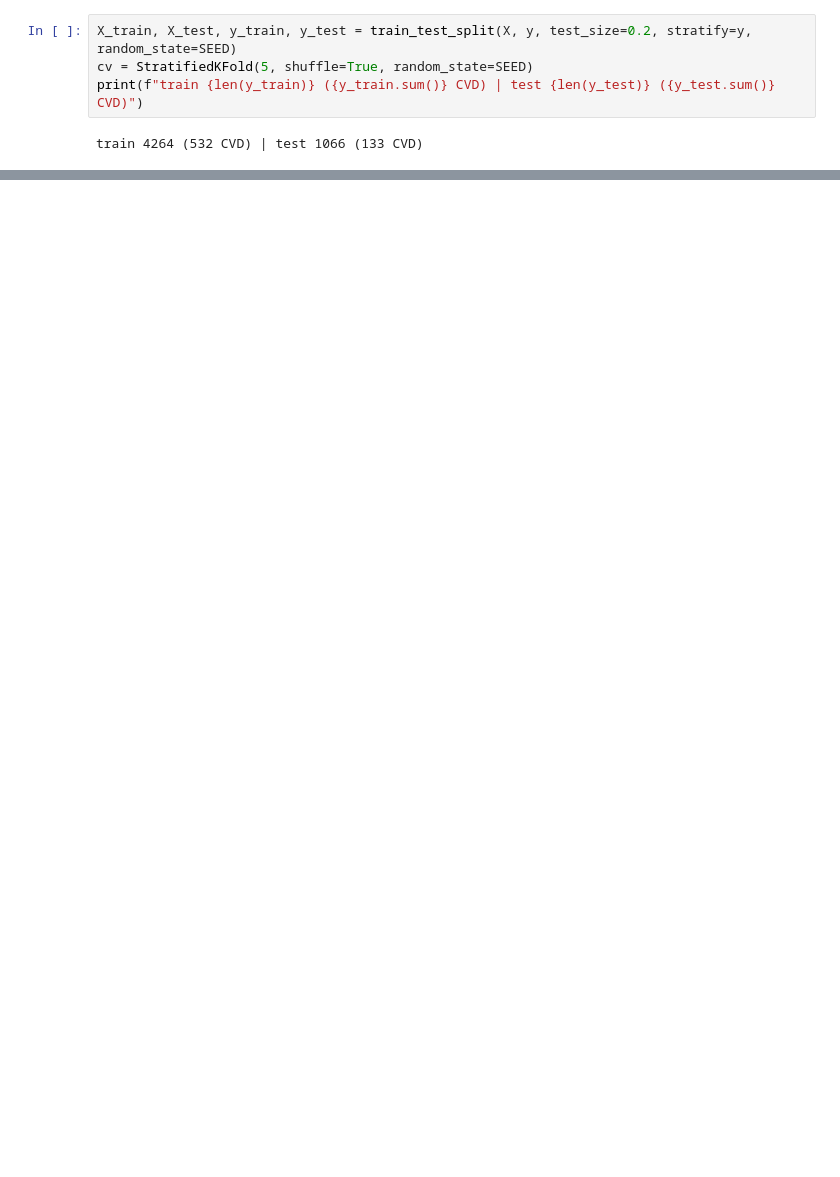
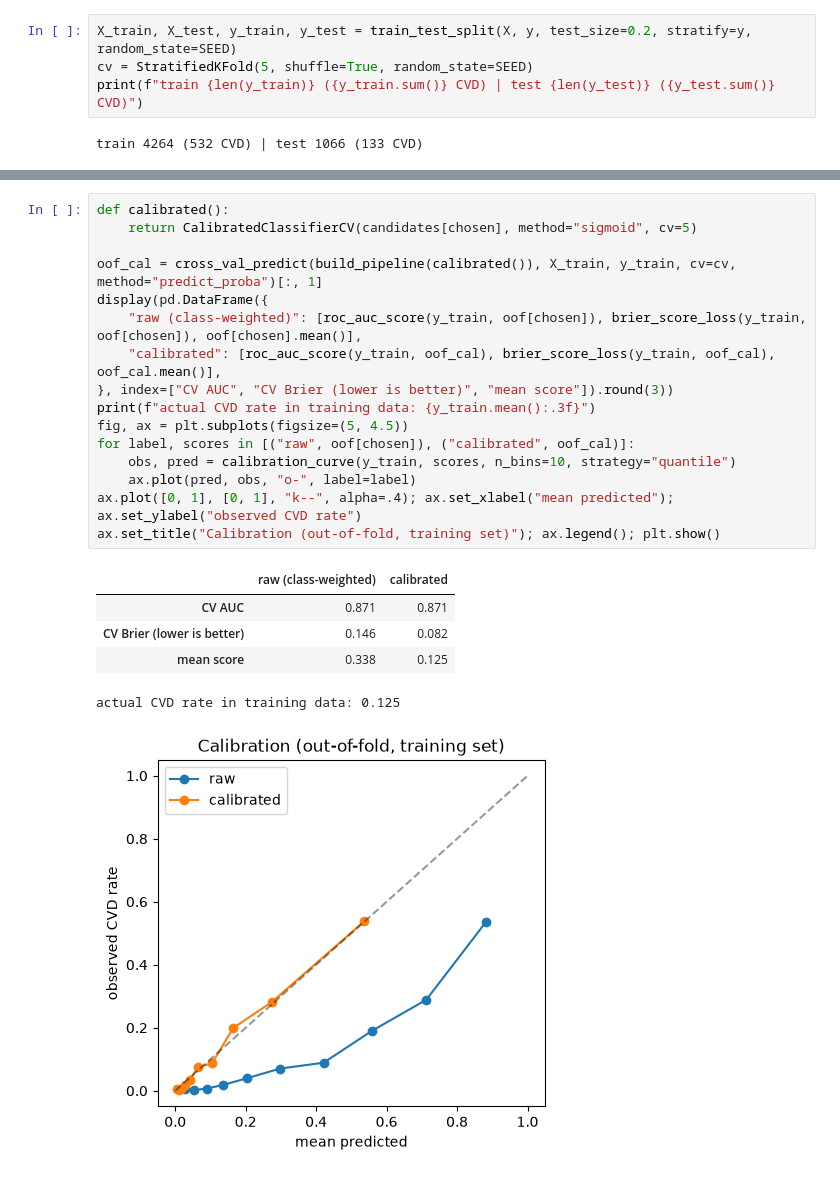
Before and after one commit to Gawad-B/CVD, a Jupyter notebook: Back-End/model/cvd_nhanes_v2.ipynb, the cells around one changed output, grey strips where cells are left out. Cells and saved outputs as stored; diff of their text form; blank space fills up the shorter version.

```diff
--- a/Back-End/model/cvd_nhanes_v2.ipynb
+++ b/Back-End/model/cvd_nhanes_v2.ipynb
@@ -284,0 +184,23 @@ This model is best read as "how closely the profile resembles people living with
+# %%
+def calibrated():
+    return CalibratedClassifierCV(candidates[chosen], method="sigmoid", cv=5)
+
+oof_cal = cross_val_predict(build_pipeline(calibrated()), X_train, y_train, cv=cv, method="predict_proba")[:, 1]
+display(pd.DataFrame({
+    "raw (class-weighted)": [roc_auc_score(y_train, oof[chosen]), brier_score_loss(y_train, oof[chosen]), oof[chosen].mean()],
+    "calibrated": [roc_auc_score(y_train, oof_cal), brier_score_loss(y_train, oof_cal), oof_cal.mean()],
+}, index=["CV AUC", "CV Brier (lower is better)", "mean score"]).round(3))
+print(f"actual CVD rate in training data: {y_train.mean():.3f}")
+fig, ax = plt.subplots(figsize=(5, 4.5))
+for label, scores in [("raw", oof[chosen]), ("calibrated", oof_cal)]:
+    obs, pred = calibration_curve(y_train, scores, n_bins=10, strategy="quantile")
+    ax.plot(pred, obs, "o-", label=label)
+ax.plot([0, 1], [0, 1], "k--", alpha=.4); ax.set_xlabel("mean predicted"); ax.set_ylabel("observed CVD rate")
+ax.set_title("Calibration (out-of-fold, training set)"); ax.legend(); plt.show()
+# %% [output]
+|  | raw (class-weighted) | calibrated |
+| CV AUC | 0.871 | 0.871 |
+| CV Brier (lower is better) | 0.146 | 0.082 |
+| mean score | 0.338 | 0.125 |
+actual CVD rate in training data: 0.125
+[figure, added]
```
Also changed, not shown: parts of 44 cells of this notebook, 20 other files.
